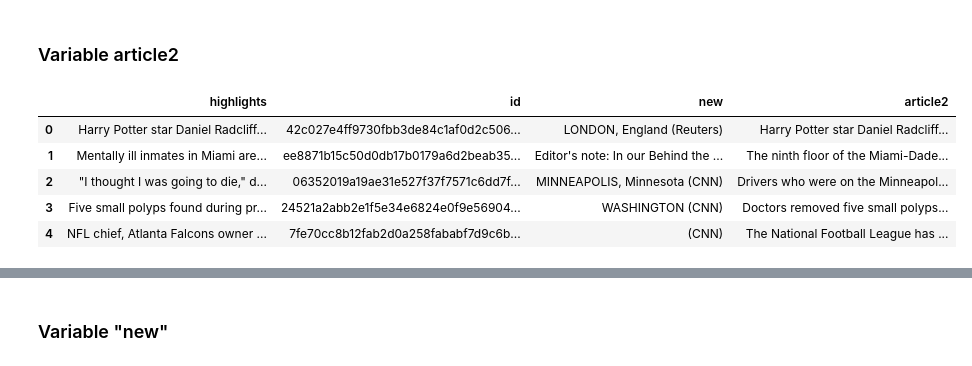
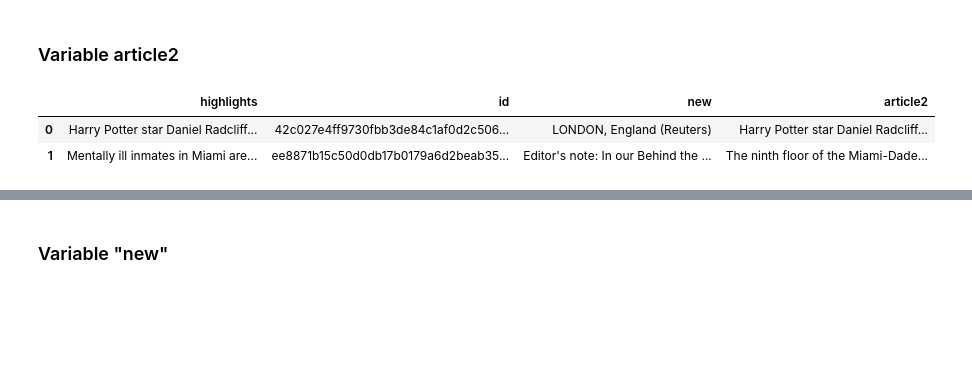
Before and after one commit to andressj1/Prueba-Tecnica, a Jupyter notebook: Copia_de_Prueba_Técnica.ipynb, the cells around one changed output, grey strips where cells are left out. Drawn from its saved outputs; the diff is of its cells as text; code cells hidden in the pictures; blank space fills up the shorter version.

```diff
--- a/Copia_de_Prueba_Técnica.ipynb
+++ b/Copia_de_Prueba_Técnica.ipynb
@@ -42,4 +42,4 @@ Requirement already satisfied: six>=1.5 in c:\users\gvand\anaconda3\lib\site-pac
 from datasets import load_dataset
 
 dataset = load_dataset("cnn_dailymail", "3.0.0")
-df = dataset['train'].to_pandas()
+df = dataset['train'].select(range(5000)).to_pandas() #No se decidio utilizar el 100% de los datos al ser muchos, lo que afectaba la eficiencia
@@ -147,11 +171,8 @@ df.drop(["article"], axis=1, inplace=True) #Elimina la variable "Article"
 ### Variable article2
 # %%
 df['article2'] = df['article2'].str.replace('--', '', regex=True) #Elimina "--" de la columna 'article2'
-df.head(5)
+df.head(2)
 # %% [output]
 |  | highlights | id | new | article2 |
 | 0 | Harry Potter star Daniel Radcliff... | 42c027e4ff9730fbb3de84c1af0d2c506... | LONDON, England (Reuters) | Harry Potter star Daniel Radcliff... |
 | 1 | Mentally ill inmates in Miami are... | ee8871b15c50d0db17b0179a6d2beab35... | Editor's note: In our Behind the ... | The ninth floor of the Miami-Dade... |
-| 2 | "I thought I was going to die," d... | 06352019a19ae31e527f37f7571c6dd7f... | MINNEAPOLIS, Minnesota (CNN) | Drivers who were on the Minneapol... |
-| 3 | Five small polyps found during pr... | 24521a2abb2e1f5e34e6824e0f9e56904... | WASHINGTON (CNN) | Doctors removed five small polyps... |
-| 4 | NFL chief, Atlanta Falcons owner ... | 7fe70cc8b12fab2d0a258fababf7d9c6b... | (CNN) | The National Football League has ... |
```
Also changed, not shown: parts of 21 cells of this notebook, 2 other files.
